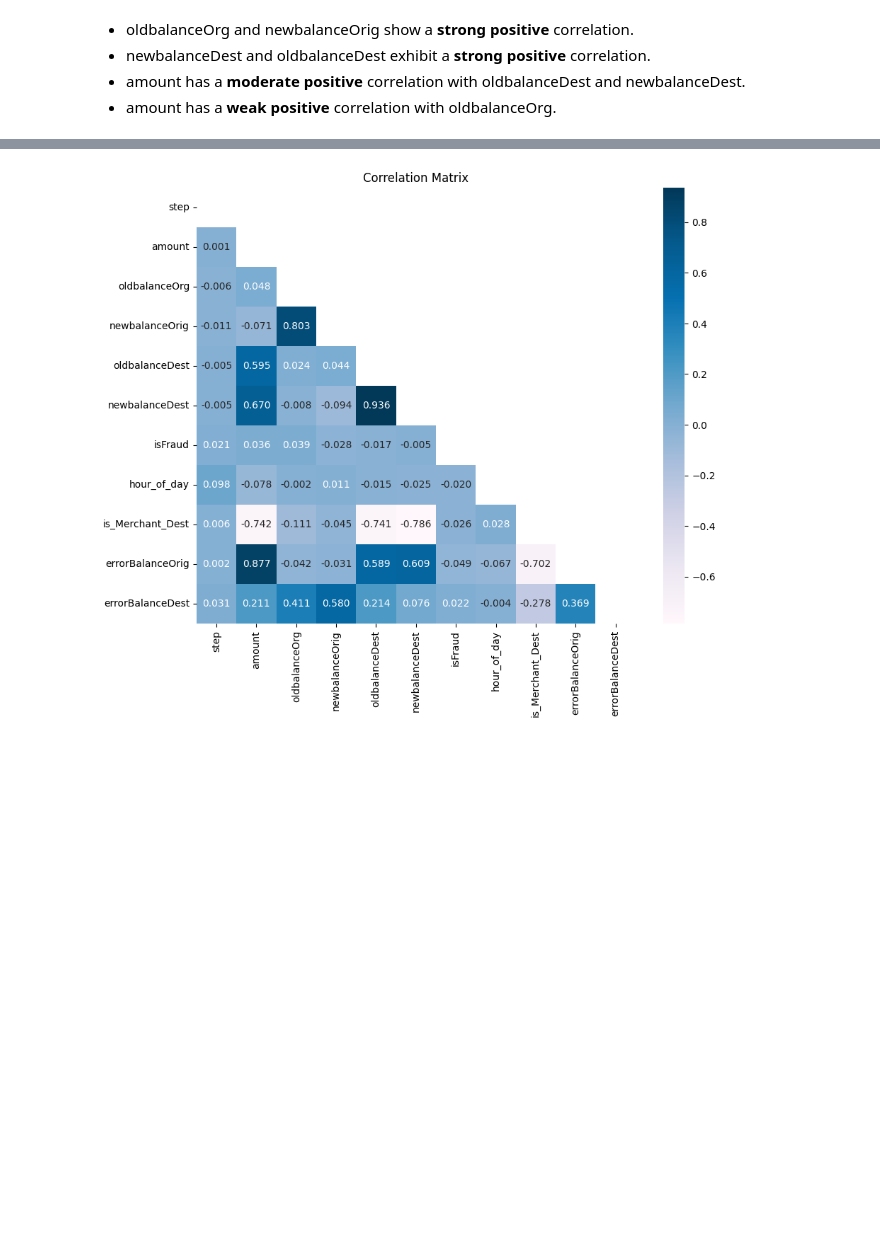
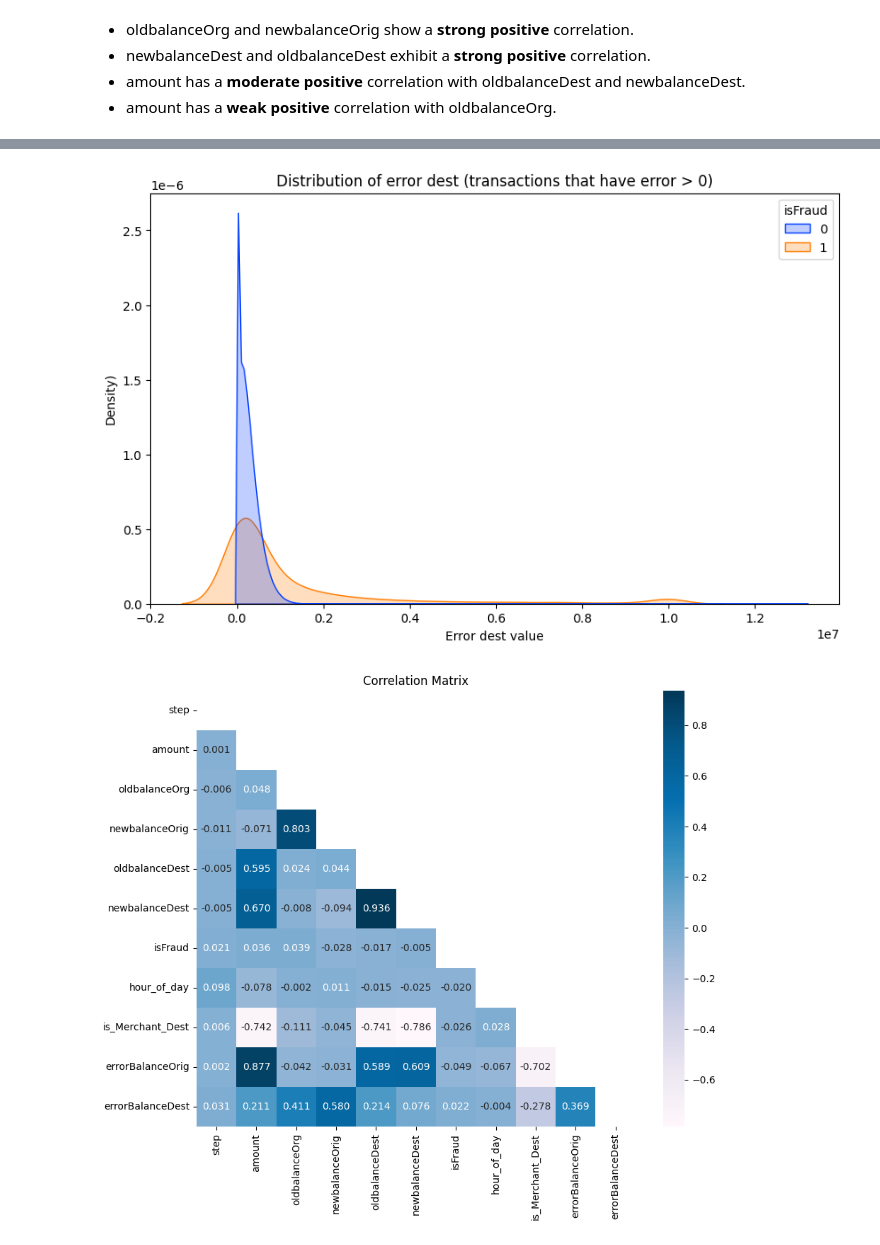
Before and after one commit to luunguyentankhai/ADY201m, a Jupyter notebook: preprocessing/data_cleaning.ipynb, the cells around one changed output, grey strips where cells are left out. Saved outputs shown, nothing was run; the diff lists cells and outputs as text; code cells hidden in the pictures; blank space fills up the shorter version.

```diff
--- a/preprocessing/data_cleaning.ipynb
+++ b/preprocessing/data_cleaning.ipynb
@@ -478,3 +509,16 @@ df.loc[df['is_Merchant_Dest'] == 1, 'errorBalanceDest'] = 0
+# %%
+error_dest_df = df[df['errorBalanceDest'] > 0]
+
+plt.figure(figsize=(10, 6))
+sns.kdeplot(data=error_dest_df, x='errorBalanceDest', hue='isFraud',
+            common_norm=False, fill=True, palette='bright')
+
+plt.title('Distribution of error dest (transactions that have error > 0)')
+plt.xlabel('Error dest value')
+plt.ylabel('Density)')
+plt.show()
+# %% [output]
+[figure, added]
 # %%
 corr = df[numberic_cols].corr('spearman')
 plt.figure(figsize= (10, 8))
```
Also changed, not shown: parts of 4 cells of this notebook, 1 other file.
